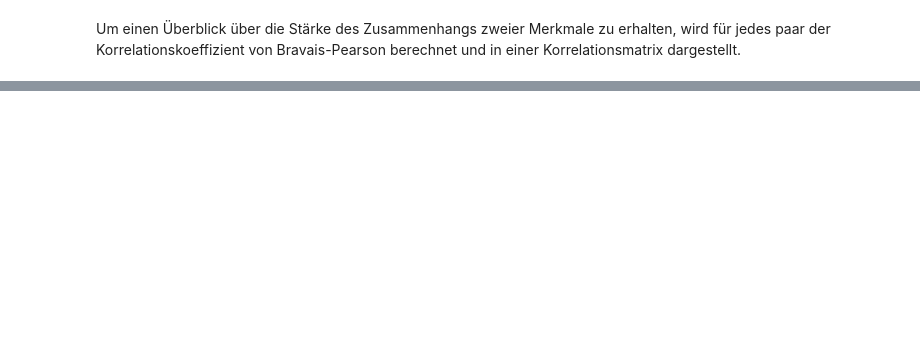
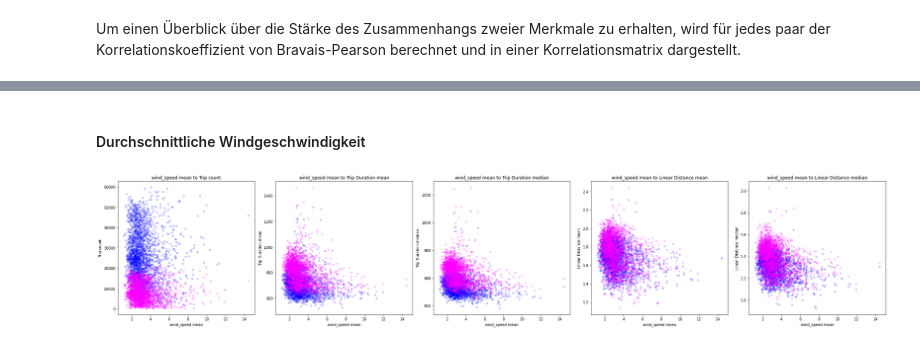
Before and after one commit to iwanimsand/ffhs-semarb-statda-davi-public, a Jupyter notebook: notebooks/2_0_SemArb-StatDa_Regressionsanalyse.ipynb, the cells around one changed output, grey strips where cells are left out. Drawn from its saved outputs; the diff is of its cells as text; code cells hidden in the pictures; blank space fills up the shorter version.

```diff
--- a/notebooks/2_0_SemArb-StatDa_Regressionsanalyse.ipynb
+++ b/notebooks/2_0_SemArb-StatDa_Regressionsanalyse.ipynb
@@ -34,0 +99,2 @@ In diesem Kapitel wird eine Regressionsanalyse druchgeführt.
+# %%
+tripweather_female = tripweather.xs('female', level=1)
@@ -178,0 +225,16 @@ _ = sm.graphics.plot_regress_exog(ps['Trip count'], 'temp mean', fig=fig)
+# %% [markdown]
+#### Durchschnittliche Windgeschwindigkeit
+# %%
+fig = plt.figure(figsize=(30, 6))
+gs = gridspec.GridSpec(1, 5, figure=fig)
+
+for idx, col in enumerate(y_cols):
+    ax = fig.add_subplot(gs[0, idx])
+    ax.set_title(x_col_wind + ' to ' + col)
+    _ = tripweather_male.plot(ax=ax, x=x_col_wind, y=col, kind='scatter', alpha=0.2, color='blue')
+    _ = tripweather_female.plot(ax=ax, x=x_col_wind, y=col, kind='scatter', alpha=0.2, color='magenta')
+
+fig.tight_layout()
+plt.show()
+# %% [output]
+[figure, added]
```
Also changed, not shown: parts of 95 cells of this notebook, 3 other files.
